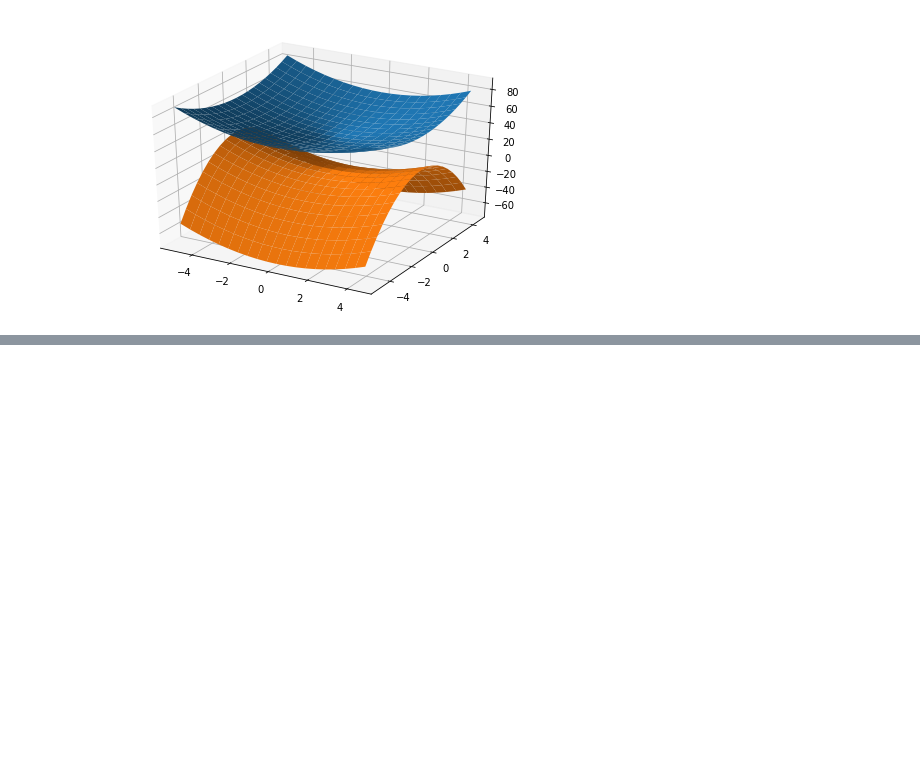
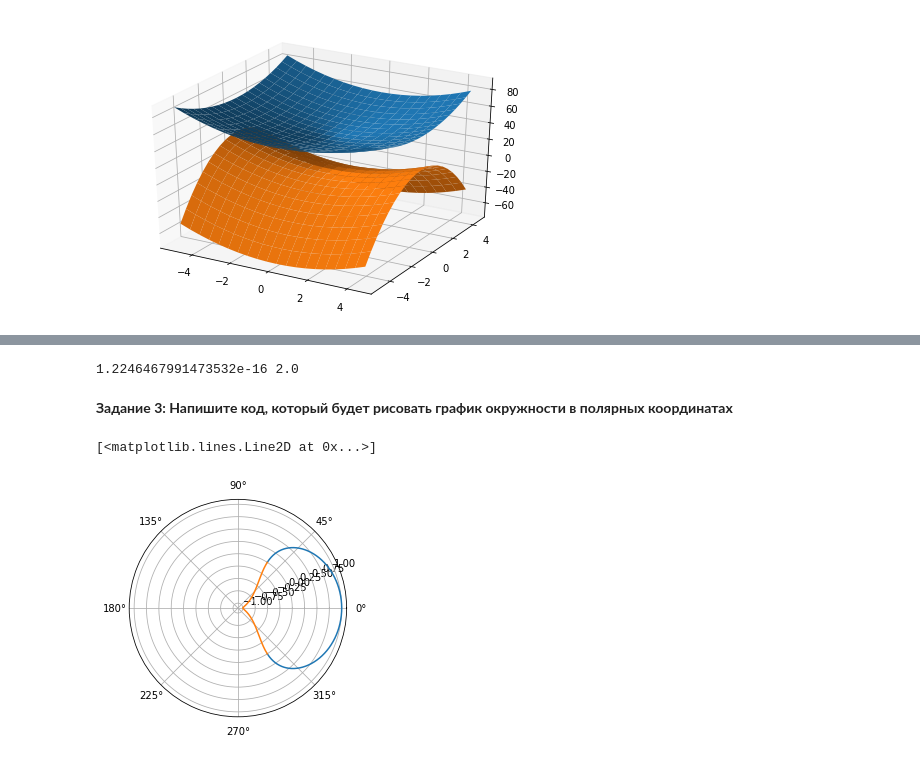
Before and after one commit to iAMD1ver/math, a Jupyter notebook: Practice3.ipynb, the cells around one changed output, grey strips where cells are left out. Saved outputs shown, nothing was run; the diff lists cells and outputs as text; code cells hidden in the pictures; blank space fills up the shorter version.

```diff
--- a/Practice3.ipynb
+++ b/Practice3.ipynb
@@ -158,0 +214,33 @@ show()
+# %%
+R = 2
+alpha = np.pi/4
+
+x = R * np.cos(alpha)
+y = R * np.sin(alpha)
+
+print(x, y)
+# %% [output]
+1.2246467991473532e-16 2.0
+# %% [markdown]
+**Задание 3: Напишите код, который будет рисовать график окружности в полярных координатах**
+# %%
+x0 = 0
+y0 = 0
+R = 1
+
+x = []
+y1 = []
+y2 = []
+
+grid = plt.grid(True)   # линии вспомогательной сетки
+plt.axis('equal')
+for i in np.arange(-1000, 1001, 1):
+    x_ = i/1000
+    x.append(x_)
+    y1.append(math.sqrt((R**2)-(x_**2)))
+    y2.append(-math.sqrt((R**2)-(x_**2)))
+plt.polar(x,y1)
+plt.polar(x,y2)
+# %% [output]
+[<matplotlib.lines.Line2D at 0x...>]
+[figure, added]
```
Also changed, not shown: parts of 10 cells of this notebook, 1 other file.
